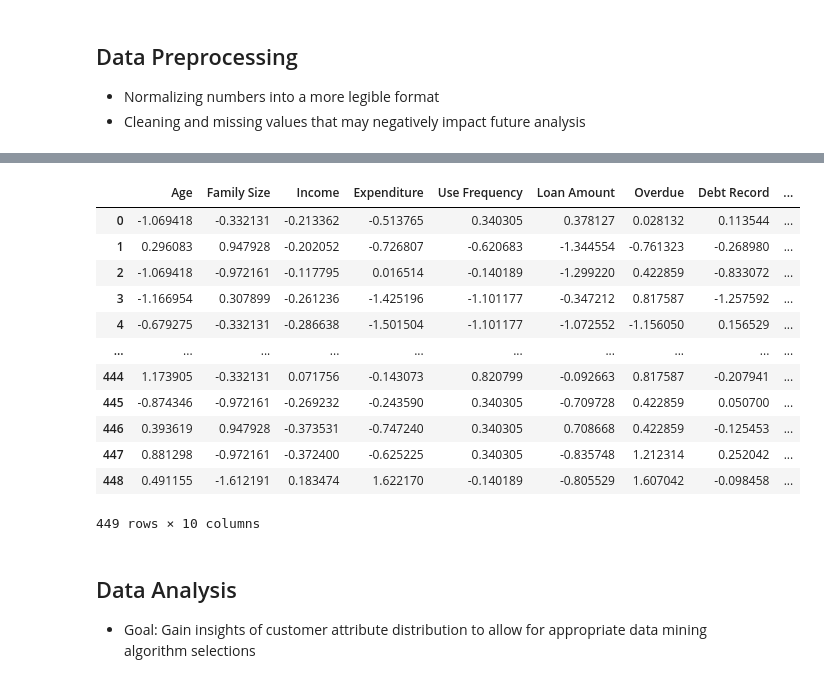
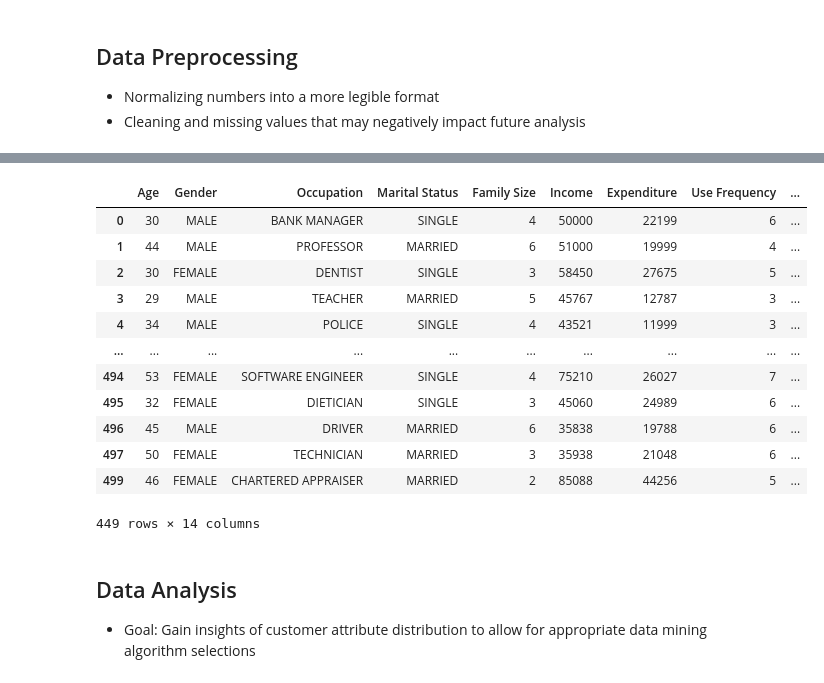
Before and after one commit to rintendou/csci415-project4, a Jupyter notebook: credit_card.ipynb, the cells around one changed output, grey strips where cells are left out. Drawn from its saved outputs; the diff is of its cells as text; code cells hidden in the pictures.

```diff
--- a/credit_card.ipynb
+++ b/credit_card.ipynb
@@ -98,32 +100,22 @@ See the caveats in the documentation: https://pandas.pydata.org/pandas-docs/stab
 | Debt Record | -0.085820 | -0.049229 | -0.065503 | 0.058597 | 0.194940 | 0.149572 | 0.041201 | 1.000000 | ... |
 | Returned Cheque | 0.080823 | 0.097317 | -0.035875 | -0.039617 | -0.049928 | 0.048416 | -0.058780 | -0.035781 | ... |
 | Dishonour of Bill | 0.009380 | -0.076497 | -0.006952 | -0.031480 | 0.097185 | -0.011691 | 0.138657 | 0.033011 | ... |
-# %%
-from sklearn.cluster import KMeans
-from sklearn.preprocessing import StandardScaler # VERY IMPORTANT FOR CLUSTERING, ENSURE FAIR DISTANCE COMPUTATIONS
-
-numeric_features = customer_profiles[[AGE, FAM_SIZE, INCOME, EXPENDITURE, USE_FREQ, LOAN_AMOUNT, OVERDUE, DEBT_RECORD, RETURNED_CHEQUE, DISHONORED_BILL]]
-
-scaler = StandardScaler()
-standard_customer_profiles = scaler.fit_transform(numeric_features) # Scaling numeric features to be clustered
-
-standard_customer_profiles = pd.DataFrame(standard_customer_profiles, columns=[AGE, FAM_SIZE, INCOME, EXPENDITURE, USE_FREQ, LOAN_AMOUNT, OVERDUE, DEBT_RECORD, RETURNED_CHEQUE, DISHONORED_BILL])
-
-standard_customer_profiles
-# %% [output]
-|  | Age | Family Size | Income | Expenditure | Use Frequency | Loan Amount | Overdue | Debt Record | ... |
-| 0 | -1.069418 | -0.332131 | -0.213362 | -0.513765 | 0.340305 | 0.378127 | 0.028132 | 0.113544 | ... |
-| 1 | 0.296083 | 0.947928 | -0.202052 | -0.726807 | -0.620683 | -1.344554 | -0.761323 | -0.268980 | ... |
-| 2 | -1.069418 | -0.972161 | -0.117795 | 0.016514 | -0.140189 | -1.299220 | 0.422859 | -0.833072 | ... |
-| 3 | -1.166954 | 0.307899 | -0.261236 | -1.425196 | -1.101177 | -0.347212 | 0.817587 | -1.257592 | ... |
-| 4 | -0.679275 | -0.332131 | -0.286638 | -1.501504 | -1.101177 | -1.072552 | -1.156050 | 0.156529 | ... |
-| ... | ... | ... | ... | ... | ... | ... | ... | ... | ... |
-| 444 | 1.173905 | -0.332131 | 0.071756 | -0.143073 | 0.820799 | -0.092663 | 0.817587 | -0.207941 | ... |
-| 445 | -0.874346 | -0.972161 | -0.269232 | -0.243590 | 0.340305 | -0.709728 | 0.422859 | 0.050700 | ... |
-| 446 | 0.393619 | 0.947928 | -0.373531 | -0.747240 | 0.340305 | 0.708668 | 0.422859 | -0.125453 | ... |
-| 447 | 0.881298 | -0.972161 | -0.372400 | -0.625225 | 0.340305 | -0.835748 | 1.212314 | 0.252042 | ... |
-| 448 | 0.491155 | -1.612191 | 0.183474 | 1.622170 | -0.140189 | -0.805529 | 1.607042 | -0.098458 | ... |
-449 rows × 10 columns
+# %%
+customer_profiles
+# %% [output]
+|  | Age | Gender | Occupation | Marital Status | Family Size | Income | Expenditure | Use Frequency | ... |
+| 0 | 30 | MALE | BANK MANAGER | SINGLE | 4 | 50000 | 22199 | 6 | ... |
+| 1 | 44 | MALE | PROFESSOR | MARRIED | 6 | 51000 | 19999 | 4 | ... |
+| 2 | 30 | FEMALE | DENTIST | SINGLE | 3 | 58450 | 27675 | 5 | ... |
+| 3 | 29 | MALE | TEACHER | MARRIED | 5 | 45767 | 12787 | 3 | ... |
+| 4 | 34 | MALE | POLICE | SINGLE | 4 | 43521 | 11999 | 3 | ... |
+| ... | ... | ... | ... | ... | ... | ... | ... | ... | ... |
+| 494 | 53 | FEMALE | SOFTWARE ENGINEER | SINGLE | 4 | 75210 | 26027 | 7 | ... |
+| 495 | 32 | FEMALE | DIETICIAN | SINGLE | 3 | 45060 | 24989 | 6 | ... |
+| 496 | 45 | MALE | DRIVER | MARRIED | 6 | 35838 | 19788 | 6 | ... |
+| 497 | 50 | FEMALE | TECHNICIAN | MARRIED | 3 | 35938 | 21048 | 6 | ... |
+| 499 | 46 | FEMALE | CHARTERED APPRAISER | MARRIED | 2 | 85088 | 44256 | 5 | ... |
+449 rows × 14 columns
 # %% [markdown]
 ## Data Analysis
 * Goal: Gain insights of customer attribute distribution to allow for appropriate data mining algorithm selections
```
Also changed, not shown: parts of 14 cells of this notebook.
